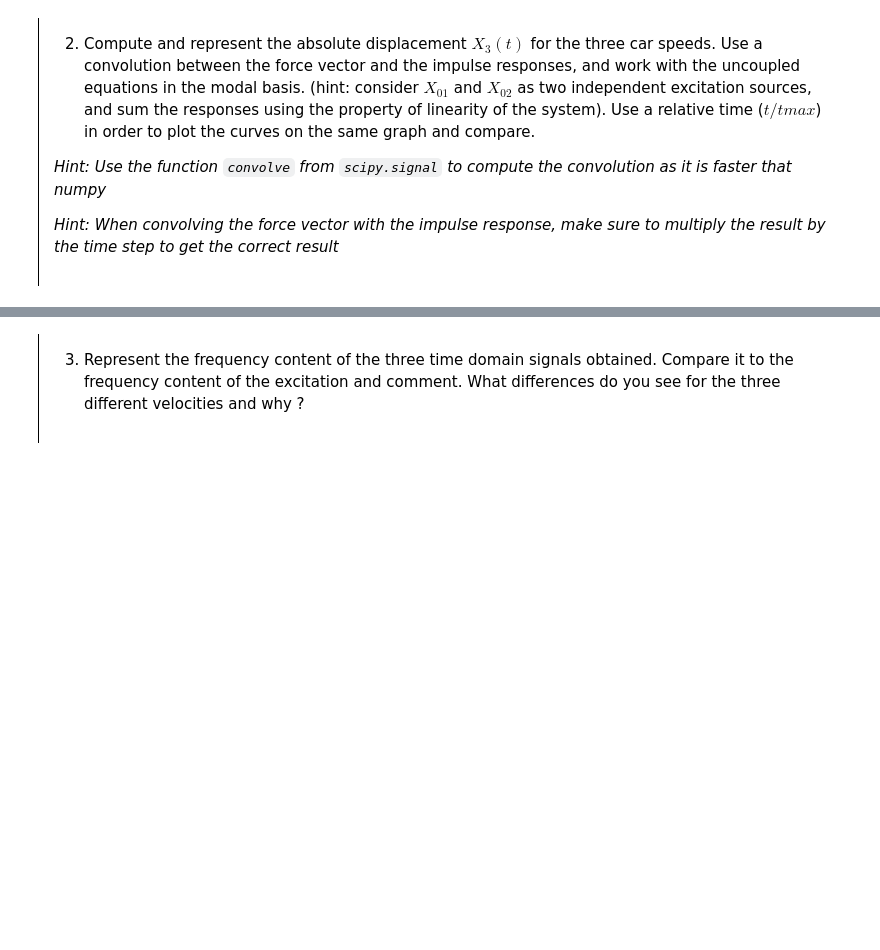
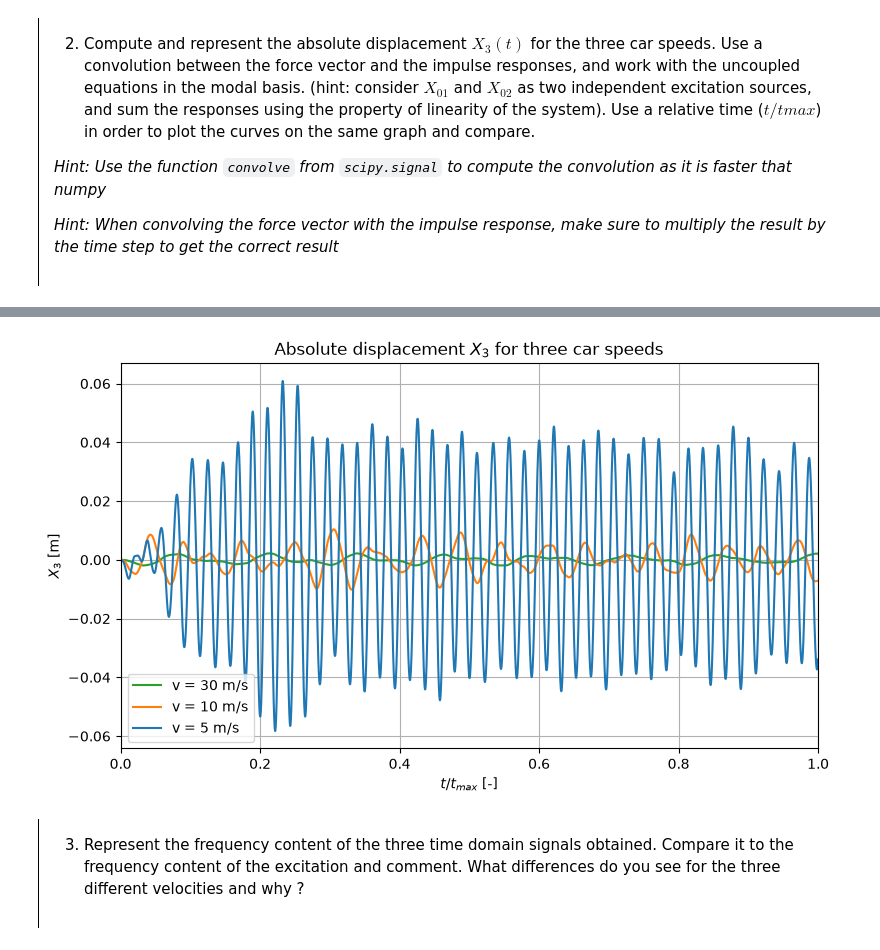
Before and after one commit to pierre-ulb/MV2627_Exercises, a Jupyter notebook: Project2627/project.ipynb, the cells around one changed output, grey strips where cells are left out. Cells and saved outputs as stored; diff of their text form; code cells hidden in the pictures; blank space fills up the shorter version.

```diff
--- a/Project2627/project.ipynb
+++ b/Project2627/project.ipynb
@@ -704,3 +678,48 @@ z2 = signal.convolve(h_modal, F2)/dt
+# %%
+def impulse_response(m, c, k, t):
+    xi  = c/(2*np.sqrt(k*m))
+    w_n = np.sqrt(k/m)
+    w_d = w_n*np.sqrt(1-xi**2)
+    return np.exp(-xi*w_n*t)*np.sin(w_d*t)/(m*w_d)
+
+dx = x[1] - x[0]
+nL = int(round(L / dx))
+
+x_01 = w[:-nL]                 #0 to x_max - L
+x_02 = w[nL:]                  #L to x_max
+N = len(x_01)
+
+F1 = psi.T @ np.outer([1, 0, 0, 0], k*x_01)
+F2 = psi.T @ np.outer([0, 1, 0, 0], k*x_02)
+
+X3_t = np.zeros((3, N))
+for s in range(3):
+    ts = t[s, :N]
+    dt = ts[1] - ts[0]
+    z = np.zeros((4, N))
+    for j in range(4):
+        h = impulse_response(M_prj[j, j], C_md[j, j], K_prj[j, j], ts) #modal impulse response
+
+        z[j] = (signal.convolve(h, F1[j])[:N] + signal.convolve(h, F2[j])[:N])*dt #sum by linearity
+    X = psi @ z
+    X3_t[s] = X[2].real
+
+colors = ['tab:blue', 'tab:orange', 'tab:green']
+
+plt.figure(figsize=(9, 5))
+for s in reversed(range(3)):
+    ts = t[s, :N]
+    plt.plot(ts / ts[-1], X3_t[s], color=colors[s], label=f'v = {v[s,0]} m/s')
+
+plt.title('Absolute displacement $X_3$ for three car speeds')
+plt.xlabel('$t / t_{max}$ [-]')
+plt.ylabel('$X_3$ [m]')
+plt.xlim(0, 1)
+plt.grid(True)
+plt.legend()
+plt.show()
+# %% [output]
+[figure, added]
 # %% [markdown]
 <div style="border-left: 1px solid black; padding: 1em; margin: 1em 0;">
 
```
Also changed, not shown: parts of 6 cells of this notebook.
